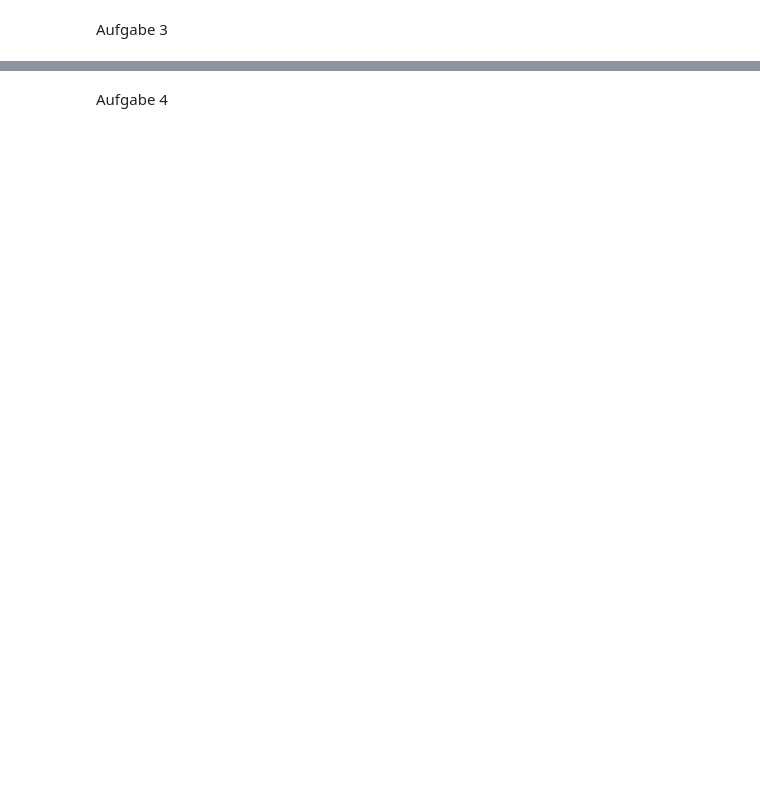
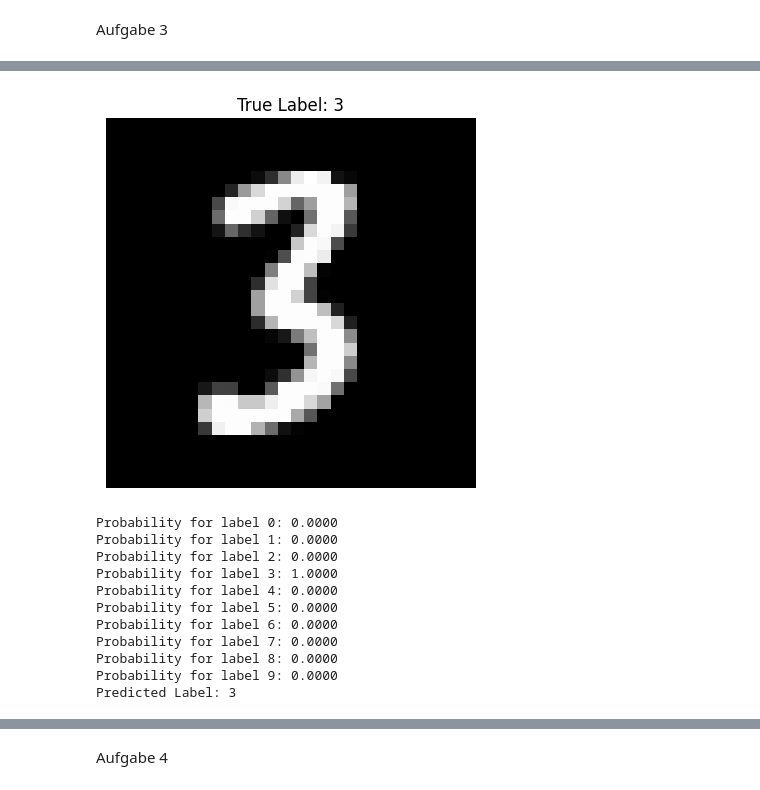
Before and after one commit to iamekerb/vta-MC, a Jupyter notebook: vta mc 1.ipynb, the cells around one changed output, grey strips where cells are left out. Saved outputs shown, nothing was run; the diff lists cells and outputs as text; code cells hidden in the pictures; blank space fills up the shorter version.

```diff
--- a/vta mc 1.ipynb
+++ b/vta mc 1.ipynb
@@ -264,0 +829,40 @@ Testgenauigkeit: 0.7288
+# %%
+import random
+
+# Wähle zufällig ein Bild aus dem Testdatensatz
+index = random.randint(0, len(X_test) - 1)
+image = X_test[index]
+true_label = y_test[index]
+
+# Zeige das Bild an
+plt.imshow(image.reshape(28, 28), cmap='gray')
+plt.axis('off')
+plt.title(f'True Label: {true_label}')
+plt.show()
+
+# Wende das trainierte Modell an, um die Wahrscheinlichkeiten für jede Ziffer zu erhalten
+if isinstance(mln, MultiLayerNetwork):
+    probabilities = mln.forward(image.reshape(1, -1))[0]
+else:
+    probabilities = slp.forward(image.reshape(1, -1))[0]
+
+# Zeige die Wahrscheinlichkeiten für jede Ziffer an
+for i, prob in enumerate(probabilities):
+    print(f'Probability for label {i}: {prob:.4f}')
+
+# Wähle die Ziffer mit der höchsten Wahrscheinlichkeit als Vorhersage aus
+predicted_label = np.argmax(probabilities)
+print(f'Predicted Label: {predicted_label}')
+# %% [output]
+[figure, added]
+Probability for label 0: 0.0000
+Probability for label 1: 0.0000
+Probability for label 2: 0.0000
+Probability for label 3: 1.0000
+Probability for label 4: 0.0000
+Probability for label 5: 0.0000
+Probability for label 6: 0.0000
+Probability for label 7: 0.0000
+Probability for label 8: 0.0000
+Probability for label 9: 0.0000
+Predicted Label: 3
```
Also changed, not shown: parts of 24 cells of this notebook.
